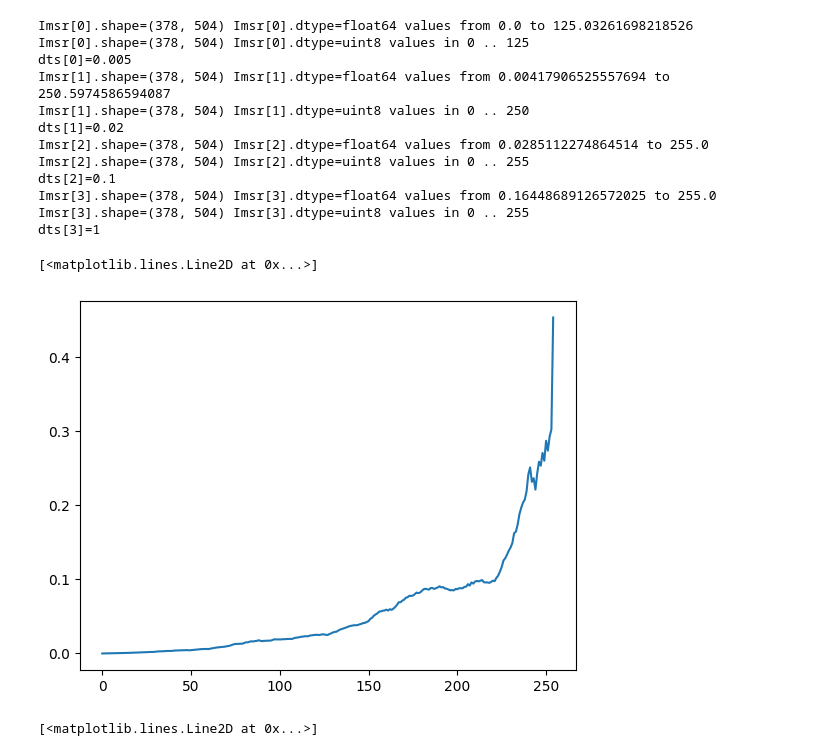
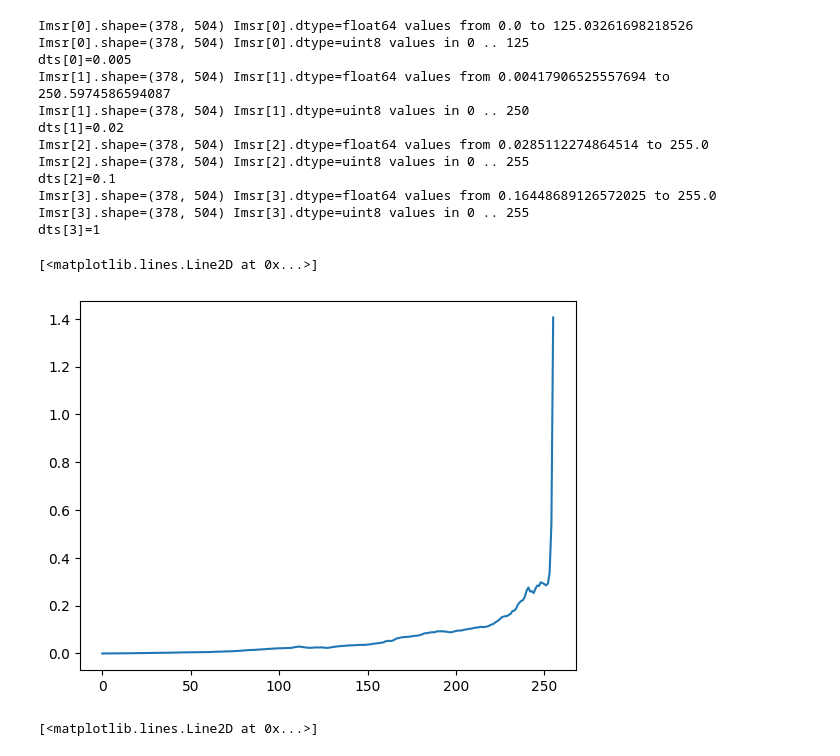
Before and after one commit to chris00234/HDR, a Jupyter notebook: HW3_starter_part_1.ipynb, the cells around one changed output. Cells and saved outputs as stored; diff of their text form; code cells hidden in the pictures.

```diff
--- a/HW3_starter_part_1.ipynb
+++ b/HW3_starter_part_1.ipynb
@@ -114,6 +114,8 @@ r = l * h * w
 #num of columns 256 for 0 to 255 pixels and h*w for total number of pixels
 c = 256 + h * w
 
+
+# setup rows of A and entries in b
 #sparse matrix
 A = lil_array((r + 1, c))
 b = np.zeros(r + 1)
@@ -125,29 +127,27 @@ for j in range(l):
         for k in range(w):
 
             Z_ij = Imsr[j][i, k]
+            # position: 0...... Z_ij ...255 0 1 2 ... i*w+j ... h*w
+            # coefficient: 0 0 ... 1.......0 0 .......... -1 ......0
             A[row, Z_ij] = 1
             A[row, i * w + k + 256] = -1
+            # entry in b: ln(dt_j)
             b[row] = np.log(dts[j])
             row += 1
 
-
-
-A[c, 128] = 1
-b[c] = np.log(4)
-
-# setup rows of A and entries in b
-
 # add a constraint that "fixes" g(128) to be say 4 or such
+A[row, 128] = 1
+b[row] = np.log(4)
 # %%
 #solve for least squares solution
 Acsr=csr_array(A)# convert a to a csrarray before calling least squares
 soln = lsqr(Acsr,b,atol=1e-07, btol=1e-07)
 v = soln[0]
 # %%
-plt.plot(np.exp(v[0:255]))
+plt.plot(np.exp(v[0:256]))
 # %% [output]
 [<matplotlib.lines.Line2D at 0x...>]
-[figure, old version]
+[figure, new version]
 # %%
 # Adding some bells and whistles to the optimization setup
 #
```
Also changed, not shown: parts of 1 cell of this notebook, 35 other files.
